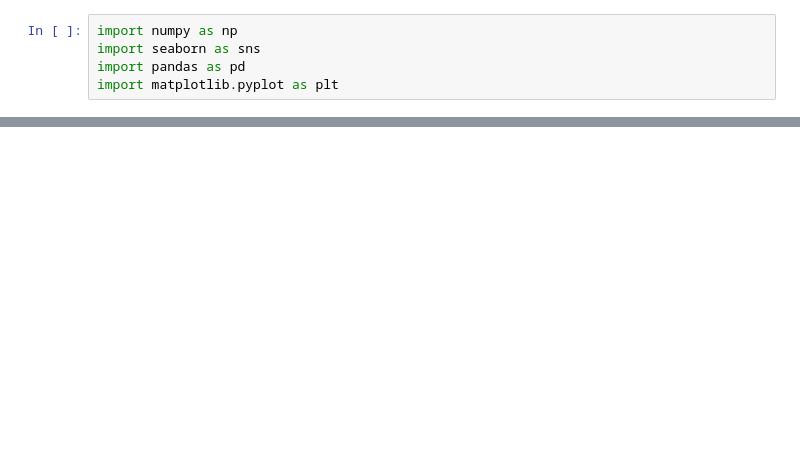
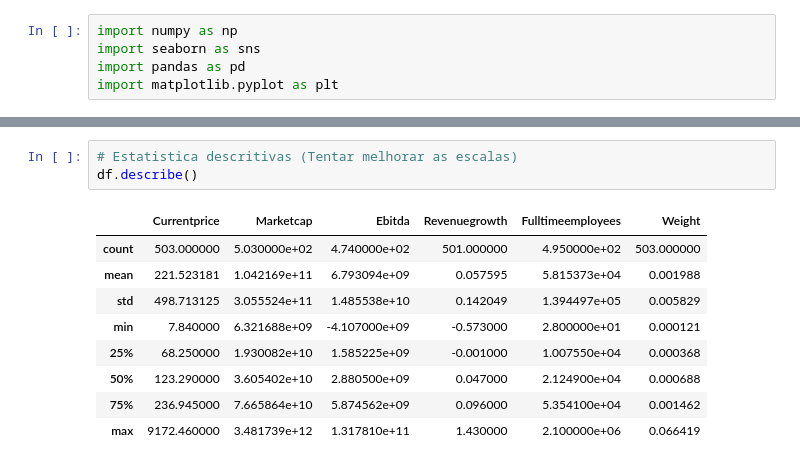
Before and after one commit to zibia-cunha/S-P500-exploratory-financial-anallysis, a Jupyter notebook: analiseM.ipynb, the cells around one changed output, grey strips where cells are left out. Saved outputs shown, nothing was run; the diff lists cells and outputs as text; blank space fills up the shorter version.

```diff
--- a/analiseM.ipynb
+++ b/analiseM.ipynb
@@ -24,0 +101,13 @@ teste2
+# %%
+# Estatistica descritivas (Tentar melhorar as escalas)
+df.describe()
+# %% [output]
+|  | Currentprice | Marketcap | Ebitda | Revenuegrowth | Fulltimeemployees | Weight |
+| count | 503.000000 | 5.030000e+02 | 4.740000e+02 | 501.000000 | 4.950000e+02 | 503.000000 |
+| mean | 221.523181 | 1.042169e+11 | 6.793094e+09 | 0.057595 | 5.815373e+04 | 0.001988 |
+| std | 498.713125 | 3.055524e+11 | 1.485538e+10 | 0.142049 | 1.394497e+05 | 0.005829 |
+| min | 7.840000 | 6.321688e+09 | -4.107000e+09 | -0.573000 | 2.800000e+01 | 0.000121 |
+| 25% | 68.250000 | 1.930082e+10 | 1.585225e+09 | -0.001000 | 1.007550e+04 | 0.000368 |
+| 50% | 123.290000 | 3.605402e+10 | 2.880500e+09 | 0.047000 | 2.124900e+04 | 0.000688 |
+| 75% | 236.945000 | 7.665864e+10 | 5.874562e+09 | 0.096000 | 5.354100e+04 | 0.001462 |
+| max | 9172.460000 | 3.481739e+12 | 1.317810e+11 | 1.430000 | 2.100000e+06 | 0.066419 |
```
Also changed, not shown: parts of 10 cells of this notebook.
